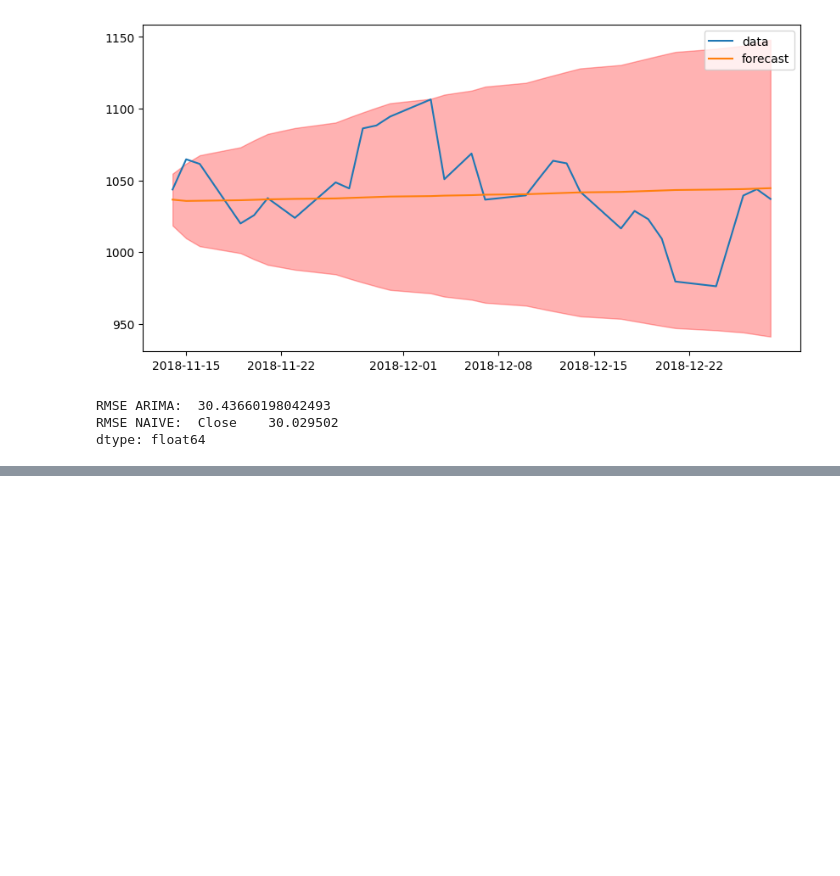
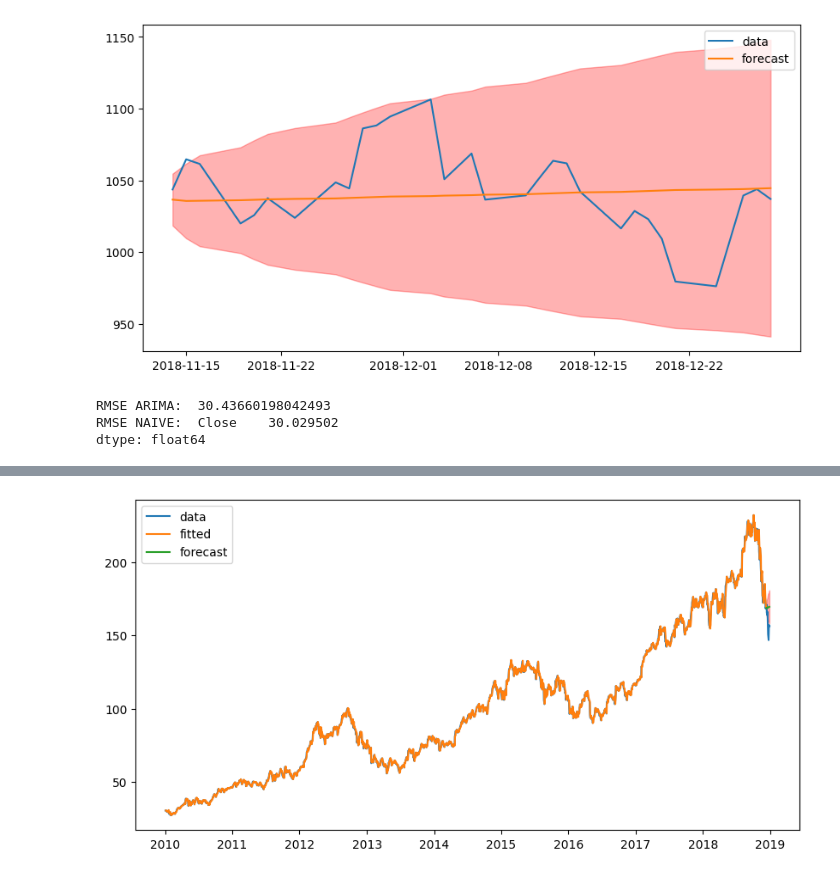
Before and after one commit to yeesem/Time-Series-Data-Analysis, a Jupyter notebook: ARIMA_4.ipynb, the cells around one changed output, grey strips where cells are left out. Cells and saved outputs as stored; diff of their text form; code cells hidden in the pictures; blank space fills up the shorter version.

```diff
--- a/ARIMA_4.ipynb
+++ b/ARIMA_4.ipynb
@@ -145,0 +189,8 @@ dtype: float64
+# %%
+model = pm.auto_arima(
+    train,error_action = 'ignore',
+    trace = True,
+    suppress_warning = True,
+    maxiter = 10,
+    seasonal = True
+)
@@ -145,0 +243,4 @@ dtype: float64
+# %%
+plot_result(model,aapl,train,test)
+# %% [output]
+[figure, added]
```
Also changed, not shown: parts of 10 cells of this notebook.
